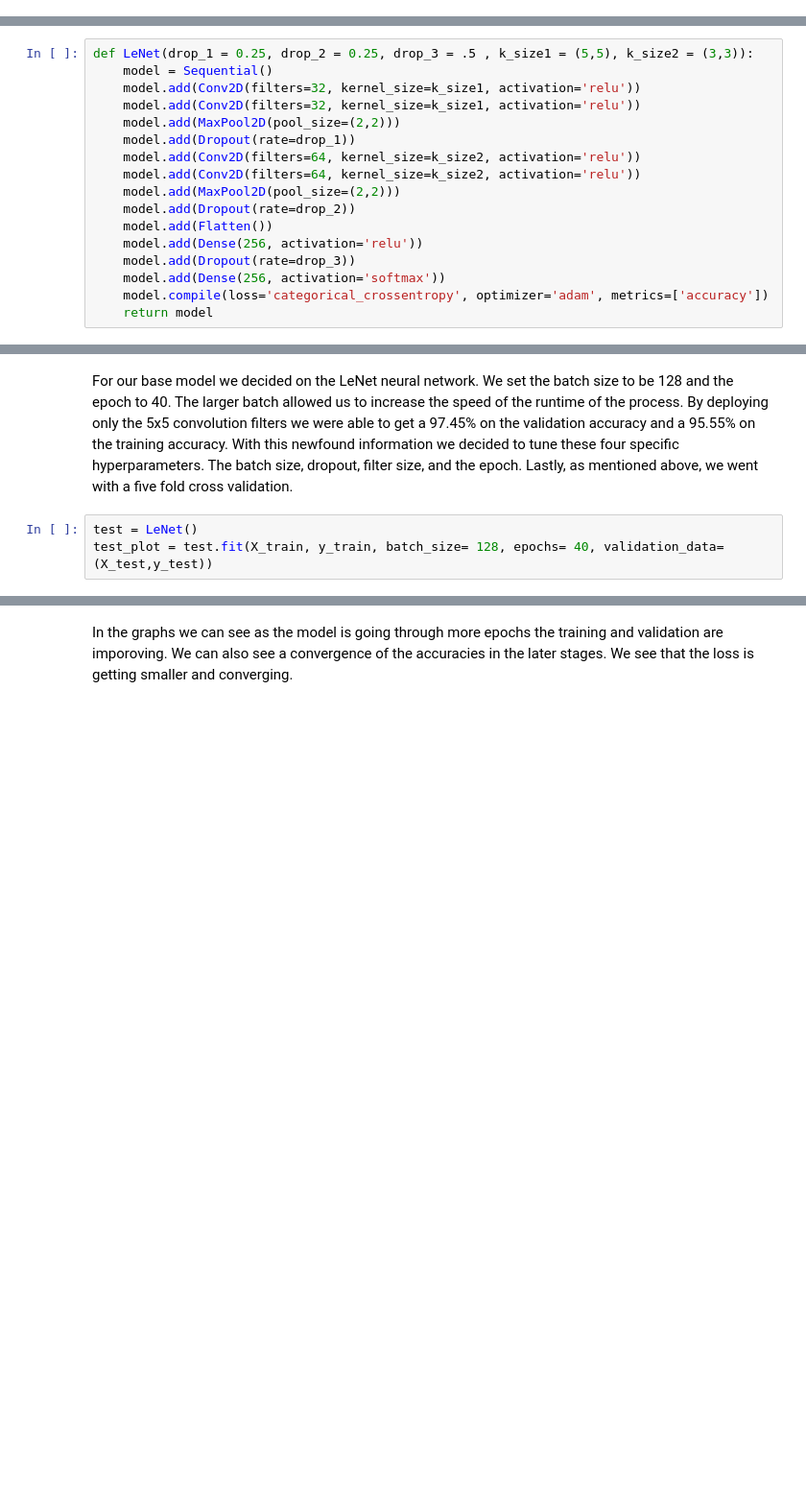
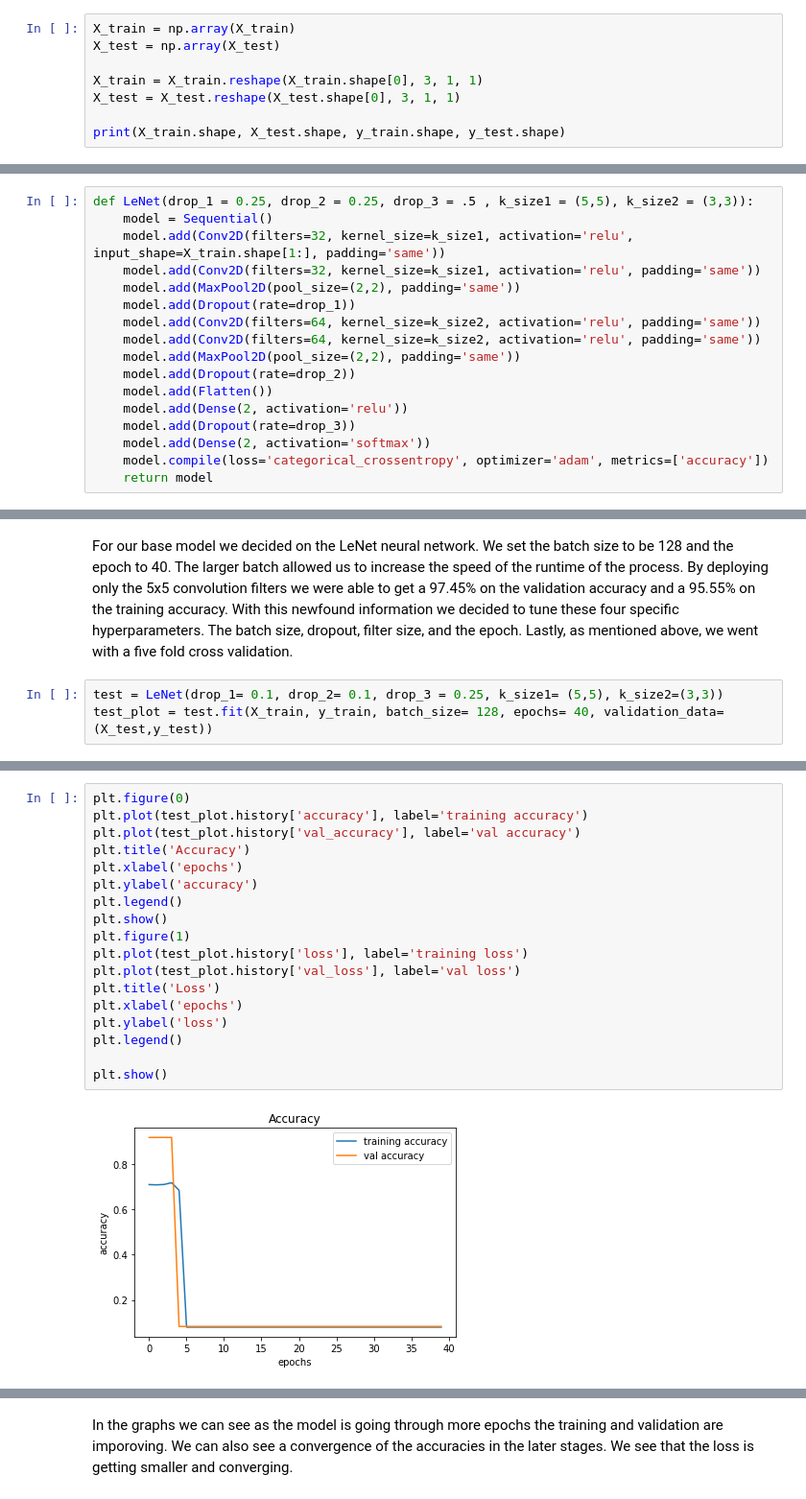
Before and after one commit to Andrina-iris/Cogs-118B-ML_Project, a Jupyter notebook: EarthquakePattern.ipynb, the cells around one changed output, grey strips where cells are left out. Shown: that part at 96% size. Drawn from its saved outputs; the diff is of its cells as text; blank space fills up the shorter version.

```diff
--- a/EarthquakePattern.ipynb
+++ b/EarthquakePattern.ipynb
@@ -99,0 +92,8 @@ print(X_train.shape, X_test.shape, y_train.shape, y_test.shape)
+# %%
+X_train = np.array(X_train)
+X_test = np.array(X_test)
+
+X_train = X_train.reshape(X_train.shape[0], 3, 1, 1)
+X_test = X_test.reshape(X_test.shape[0], 3, 1, 1)
+
+print(X_train.shape, X_test.shape, y_train.shape, y_test.shape)
@@ -107,18 +109,18 @@ Our benchmark CNN model is the LeNet-5 made by LeCun *et al* [<sup>[4]</sup>](#l
 # %%
 def LeNet(drop_1 = 0.25, drop_2 = 0.25, drop_3 = .5 , k_size1 = (5,5), k_size2 = (3,3)):
     model = Sequential()
-    model.add(Conv2D(filters=32, kernel_size=k_size1, activation='relu'))
-    model.add(Conv2D(filters=32, kernel_size=k_size1, activation='relu'))
-    model.add(MaxPool2D(pool_size=(2,2)))
+    model.add(Conv2D(filters=32, kernel_size=k_size1, activation='relu', input_shape=X_train.shape[1:], padding='same'))
+    model.add(Conv2D(filters=32, kernel_size=k_size1, activation='relu', padding='same'))
+    model.add(MaxPool2D(pool_size=(2,2), padding='same'))
     model.add(Dropout(rate=drop_1))
-    model.add(Conv2D(filters=64, kernel_size=k_size2, activation='relu'))
-    model.add(Conv2D(filters=64, kernel_size=k_size2, activation='relu'))
-    model.add(MaxPool2D(pool_size=(2,2)))
+    model.add(Conv2D(filters=64, kernel_size=k_size2, activation='relu', padding='same'))
+    model.add(Conv2D(filters=64, kernel_size=k_size2, activation='relu', padding='same'))
+    model.add(MaxPool2D(pool_size=(2,2), padding='same'))
     model.add(Dropout(rate=drop_2))
     model.add(Flatten())
-    model.add(Dense(256, activation='relu'))
+    model.add(Dense(2, activation='relu'))
     model.add(Dropout(rate=drop_3))
-    model.add(Dense(256, activation='softmax'))
+    model.add(Dense(2, activation='softmax'))
     model.compile(loss='categorical_crossentropy', optimizer='adam', metrics=['accuracy'])
     return model
 # %% [markdown]
@@ -142,6 +144,6 @@ We will be employing a Kaggle data collection as a training set, which will incl
 # %% [markdown]
 For our base model we decided on the LeNet neural network. We set the batch size to be 128 and the epoch to 40. The larger batch allowed us to increase the speed of the runtime of the process. By deploying only the 5x5 convolution filters we were able to get a 97.45% on the validation accuracy and a 95.55% on the training accuracy. With this newfound information we decided to tune these four specific hyperparameters. The batch size, dropout, filter size, and the epoch. Lastly, as mentioned above, we went with a five fold cross validation.
 # %%
-test = LeNet()
+test = LeNet(drop_1= 0.1, drop_2= 0.1, drop_3 = 0.25, k_size1= (5,5), k_size2=(3,3))
 test_plot = test.fit(X_train, y_train, batch_size= 128, epochs= 40, validation_data=(X_test,y_test))
 # %% [output]
@@ -148,0 +167,20 @@ ValueError: The `pool_size` argument must be a tuple of 2 integers. Received: (3
+# %%
+plt.figure(0)
+plt.plot(test_plot.history['accuracy'], label='training accuracy')
+plt.plot(test_plot.history['val_accuracy'], label='val accuracy')
+plt.title('Accuracy')
+plt.xlabel('epochs')
+plt.ylabel('accuracy')
+plt.legend()
+plt.show()
+plt.figure(1)
+plt.plot(test_plot.history['loss'], label='training loss')
+plt.plot(test_plot.history['val_loss'], label='val loss')
+plt.title('Loss')
+plt.xlabel('epochs')
+plt.ylabel('loss')
+plt.legend()
+
+plt.show()
+# %% [output]
+[figure, added]
```
Also changed, not shown: parts of 35 cells of this notebook.
